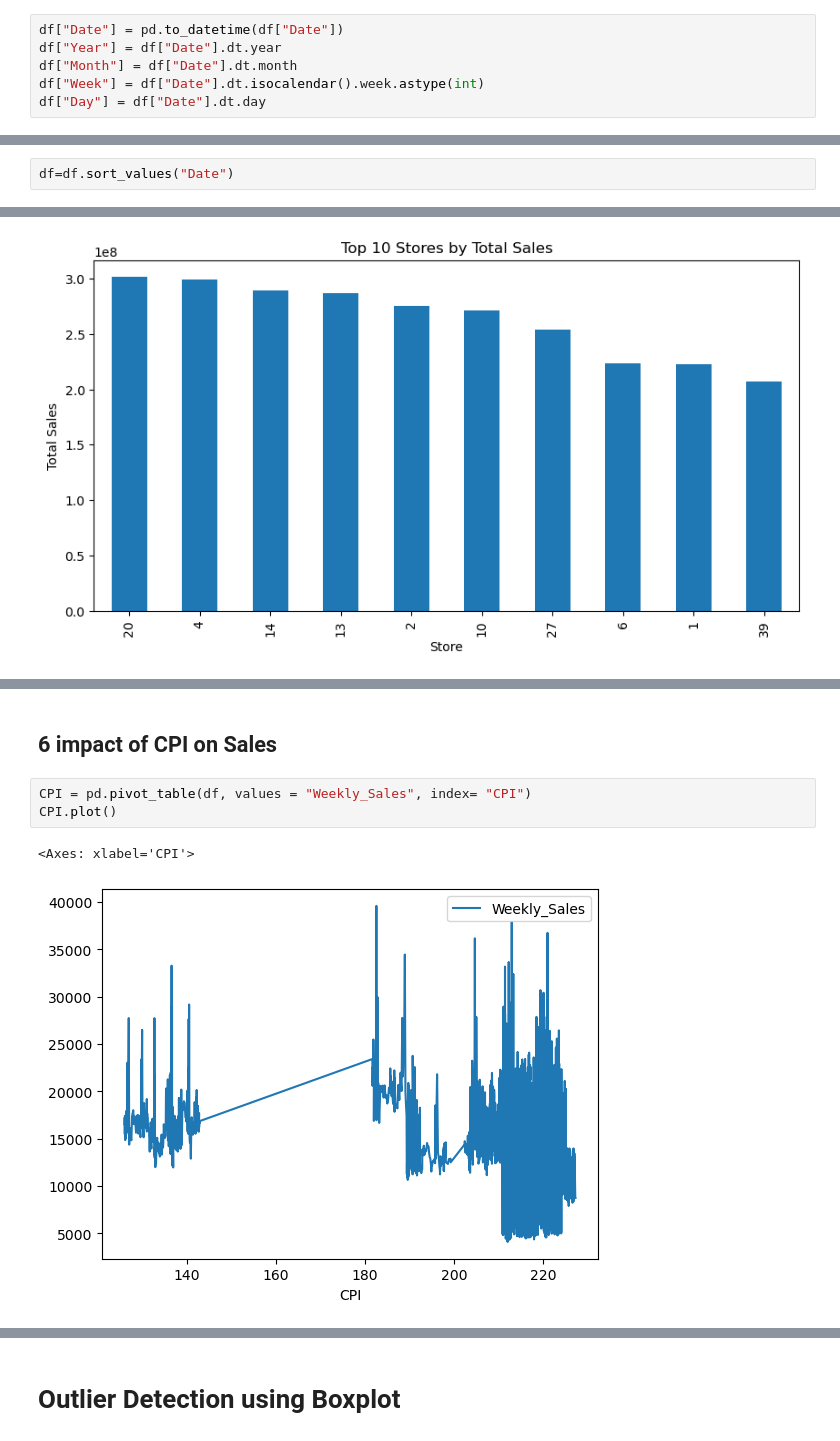
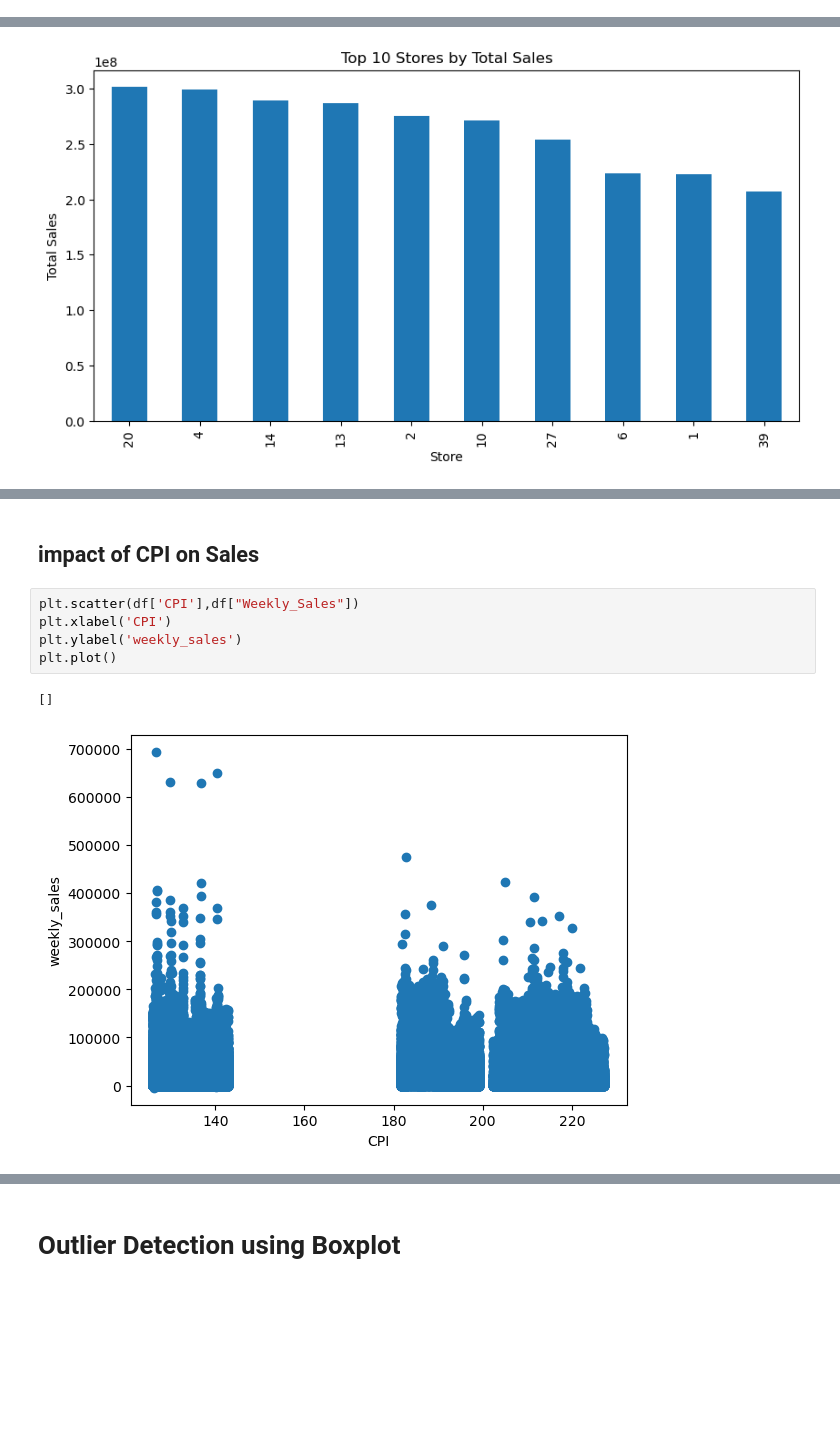
Before and after one commit to GARGI-GHORAI/soil-pollution-diseases, a Jupyter notebook: Walmart Sales Prediction (2).ipynb, the cells around one changed output, grey strips where cells are left out. Cells and saved outputs as stored; diff of their text form; blank space fills up the shorter version.

```diff
--- a/Walmart Sales Prediction (2).ipynb
+++ b/Walmart Sales Prediction (2).ipynb
@@ -73,9 +73,3 @@ IsHoliday_y          0
 Type                 0
 Size                 0
 dtype: int64
-# %%
-df["Date"] = pd.to_datetime(df["Date"])
-df["Year"] = df["Date"].dt.year
-df["Month"] = df["Date"].dt.month
-df["Week"] = df["Date"].dt.isocalendar().week.astype(int)
-df["Day"] = df["Date"].dt.day
@@ -88,5 +78,3 @@ df["IsHoliday_y"] = df["IsHoliday_y"].astype(int)
-# %%
-df=df.sort_values("Date")
 # %%
 df.info()
 # %% [output]
@@ -276,9 +283,11 @@ temp.plot()
 # %% [markdown]
-## 6 impact of CPI on Sales
+##  impact of CPI on Sales
 # %%
-CPI = pd.pivot_table(df, values = "Weekly_Sales", index= "CPI")
-CPI.plot()
+plt.scatter(df['CPI'],df["Weekly_Sales"])
+plt.xlabel('CPI')
+plt.ylabel('weekly_sales')
+plt.plot()
 # %% [output]
-<Axes: xlabel='CPI'>
+[]
-[figure, old version]
+[figure, new version]
 # %% [markdown]
```
Also changed, not shown: parts of 67 cells of this notebook.
